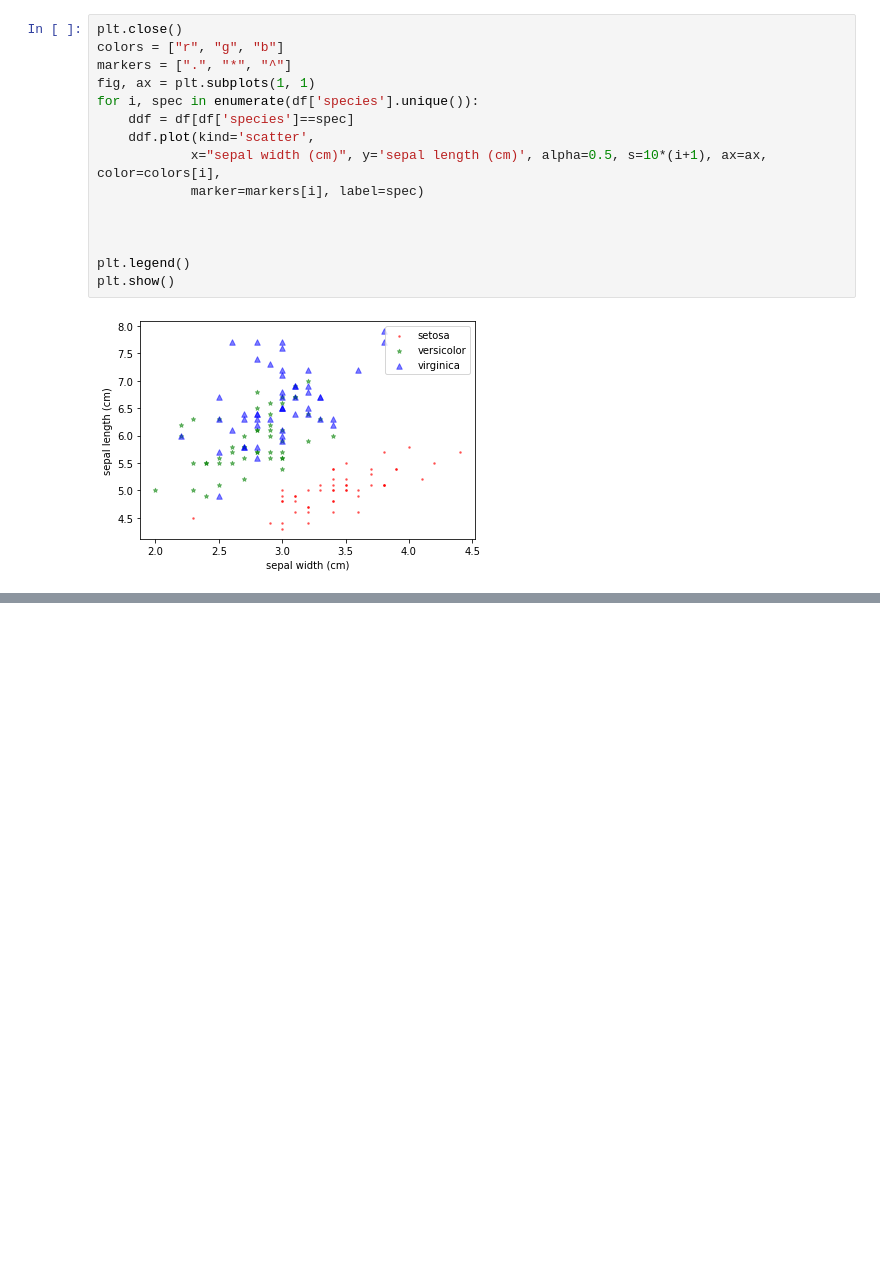
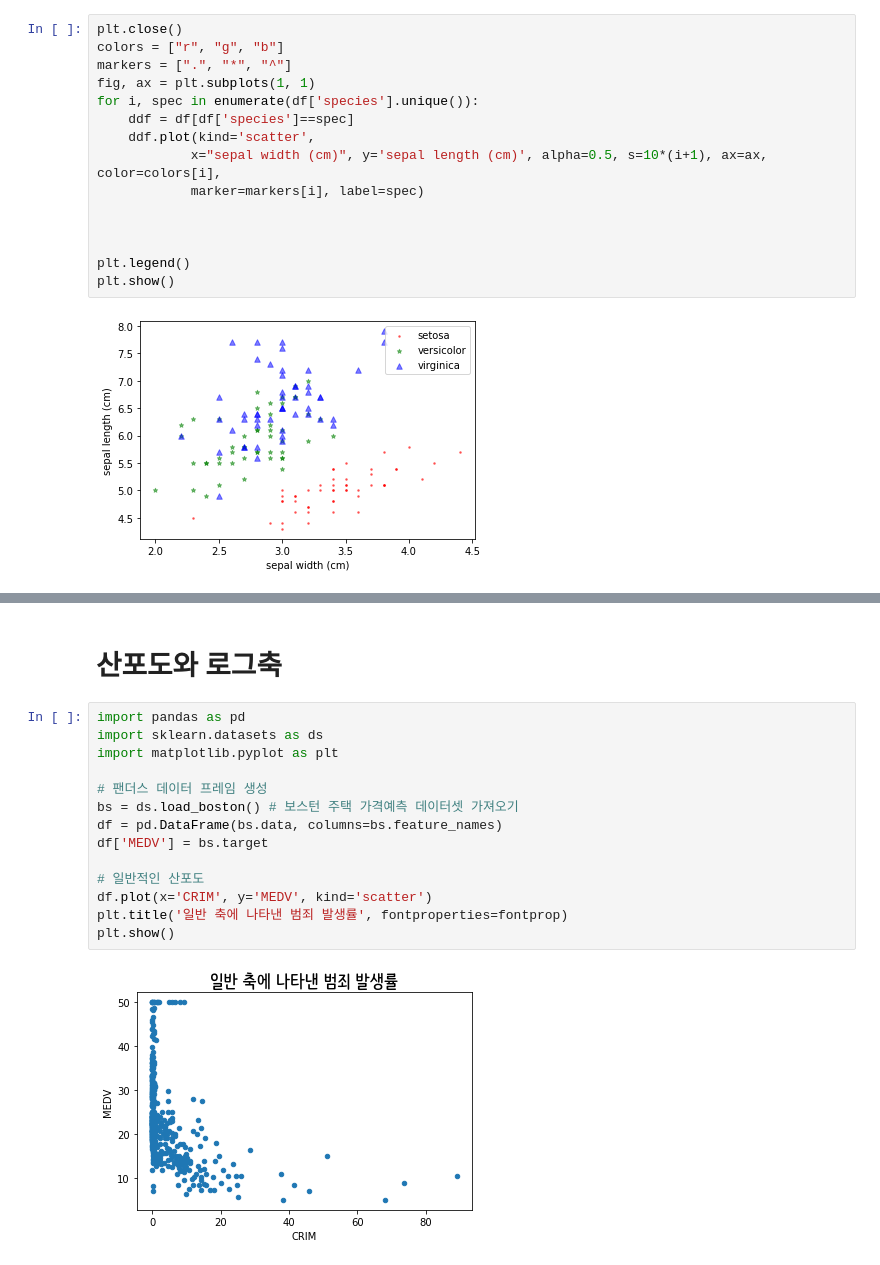
Before and after one commit to sanha9999/Data_Science, a Jupyter notebook: 시각화/iris_dataset.ipynb, the cells around one changed output, grey strips where cells are left out. Cells and saved outputs as stored; diff of their text form; blank space fills up the shorter version.

```diff
--- a/시각화/iris_dataset.ipynb
+++ b/시각화/iris_dataset.ipynb
@@ -141,0 +158,18 @@ plt.show()
+# %% [markdown]
+# 산포도와 로그축
+# %%
+import pandas as pd
+import sklearn.datasets as ds
+import matplotlib.pyplot as plt
+
+# 팬더스 데이터 프레임 생성
+bs = ds.load_boston() # 보스턴 주택 가격예측 데이터셋 가져오기
+df = pd.DataFrame(bs.data, columns=bs.feature_names)
+df['MEDV'] = bs.target
+
+# 일반적인 산포도
+df.plot(x='CRIM', y='MEDV', kind='scatter')
+plt.title('일반 축에 나타낸 범죄 발생률', fontproperties=fontprop)
+plt.show()
+# %% [output]
+[figure, added]
```
Also changed, not shown: parts of 11 cells of this notebook.
